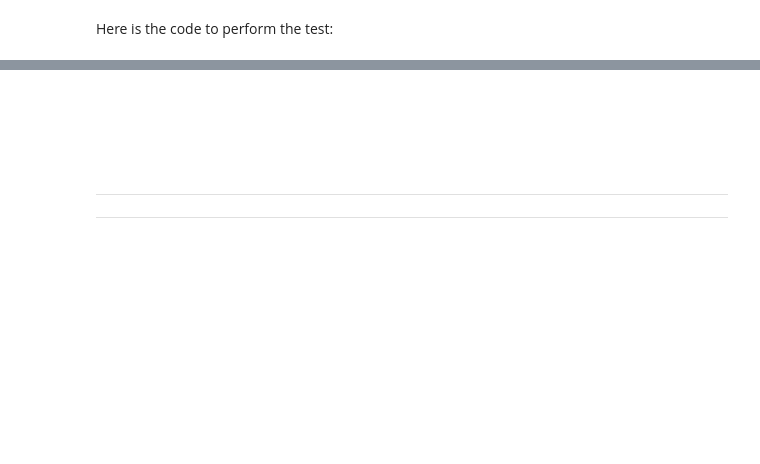
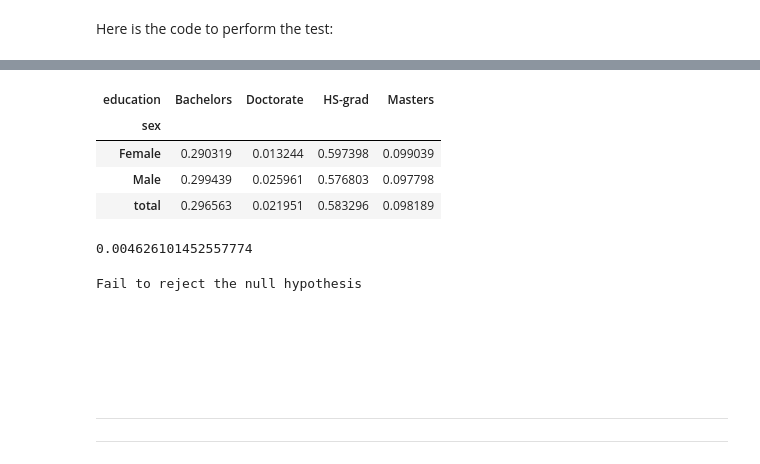
Before and after one commit to raoguchi/sp24, a Jupyter notebook: notebooks/week-4-summary.ipynb, the cells around one changed output, grey strips where cells are left out. Cells and saved outputs as stored; diff of their text form; code cells hidden in the pictures; blank space fills up the shorter version.

```diff
--- a/notebooks/week-4-summary.ipynb
+++ b/notebooks/week-4-summary.ipynb
@@ -342,3 +545,33 @@ Ellipsis
+# %%
+total_count = O_table.sum(axis=0)
+cum_prop = total_count / total_count.sum()
+p_table.loc["total"] = cum_prop
+p_table
+# %% [output]
+| education | Bachelors | Doctorate | HS-grad | Masters |
+| sex |  |  |  |  |
+| Female | 0.290319 | 0.013244 | 0.597398 | 0.099039 |
+| Male | 0.299439 | 0.025961 | 0.576803 | 0.097798 |
+| total | 0.296563 | 0.021951 | 0.583296 | 0.098189 |
+# %%
+from scipy.stats import chi2_contingency
+
+contingency_table = p_table.iloc[:-1, :-1]
+contingency_table
+
+chi2_stat, p_val, _, _ = chi2_contingency(contingency_table)
+chi2_stat
+# %% [output]
+0.004626101452557774
+# %%
+if (p_val <= 0.0125):
+    print("Reject the null hypothesis")
+elif p_val >= 98.75:
+    print("Reject the null hypothesis")
+else:
+    print("Fail to reject the null hypothesis")
+# %% [output]
+Fail to reject the null hypothesis
 # %% [markdown]
 <br></br>
 <br></br>
```
Also changed, not shown: parts of 45 cells of this notebook, 1 other file.
